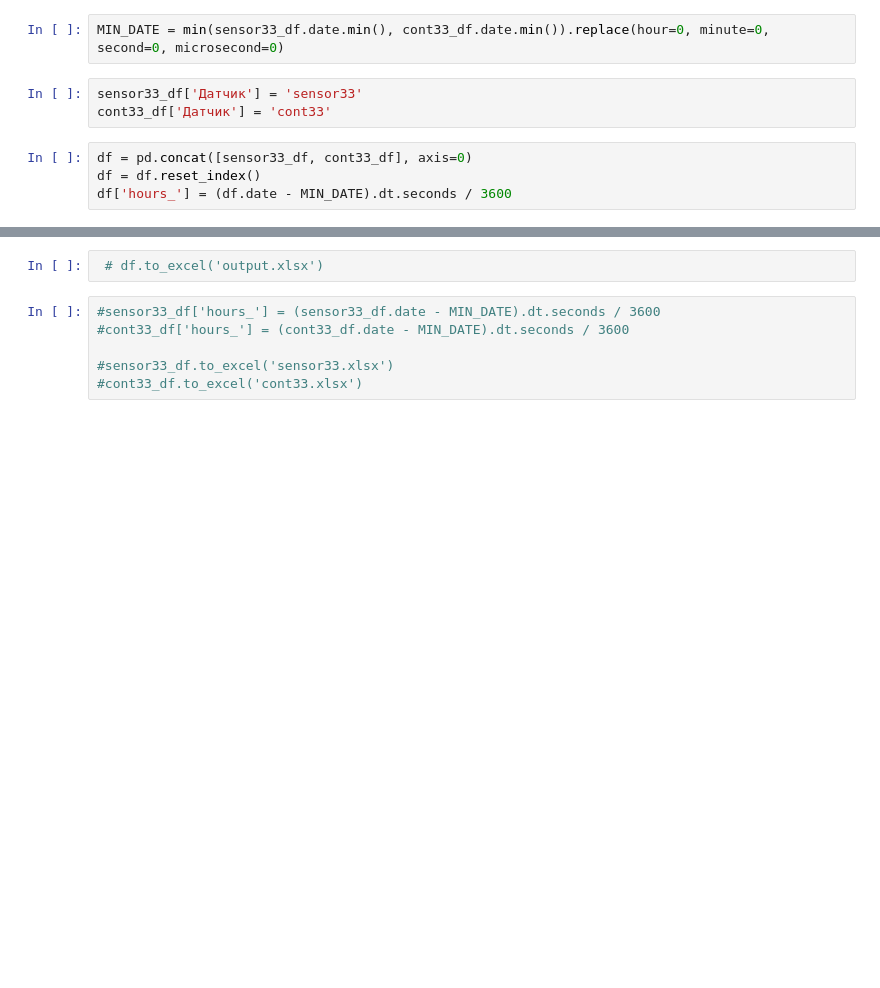
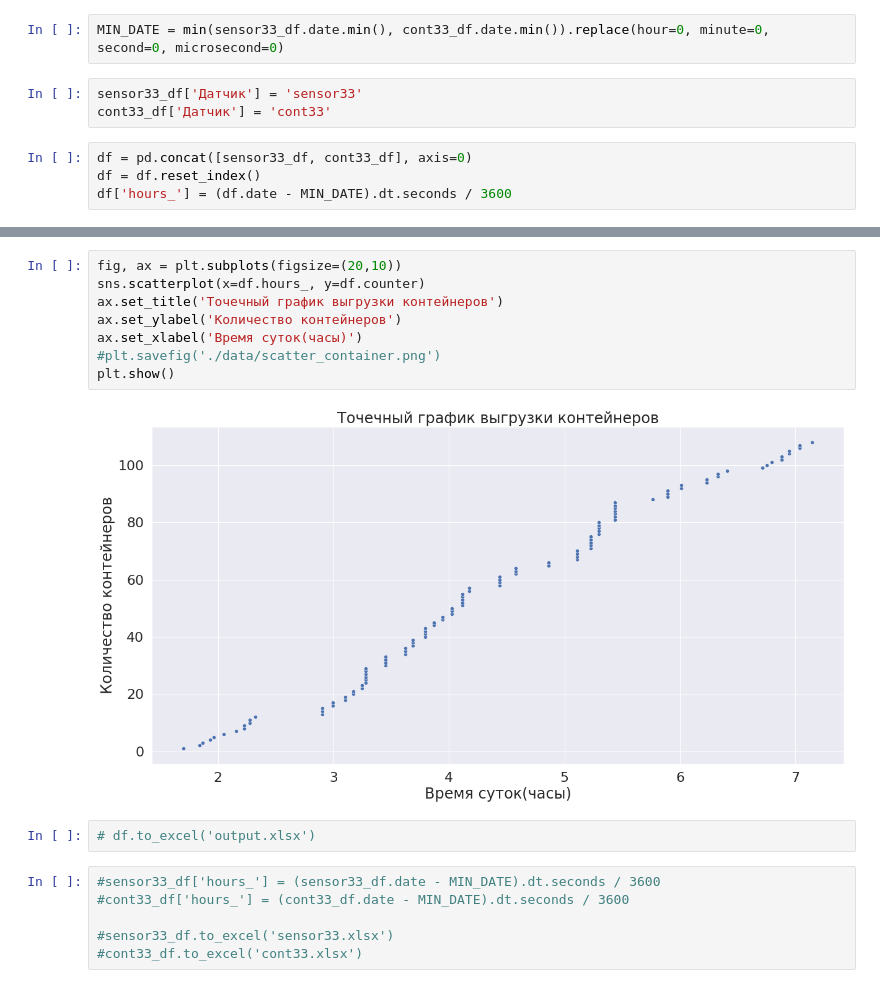
Before and after one commit to Andruxa2102/Work, a Jupyter notebook: Eburg_Sensors.ipynb, the cells around one changed output, grey strips where cells are left out. Cells and saved outputs as stored; diff of their text form; blank space fills up the shorter version.

```diff
--- a/Eburg_Sensors.ipynb
+++ b/Eburg_Sensors.ipynb
@@ -40,5 +40,15 @@ plt.show()
+# %%
+fig, ax = plt.subplots(figsize=(20,10))
+sns.scatterplot(x=df.hours_, y=df.counter)
+ax.set_title('Точечный график выгрузки контейнеров')
+ax.set_ylabel('Количество контейнеров')
+ax.set_xlabel('Время суток(часы)')
+#plt.savefig('./data/scatter_container.png')
+plt.show()
+# %% [output]
+[figure, added]
 # %%
- # df.to_excel('output.xlsx')
+# df.to_excel('output.xlsx')
 # %%
 #sensor33_df['hours_'] = (sensor33_df.date - MIN_DATE).dt.seconds / 3600
 #cont33_df['hours_'] = (cont33_df.date - MIN_DATE).dt.seconds / 3600
```
Also changed, not shown: parts of 3 cells of this notebook.
